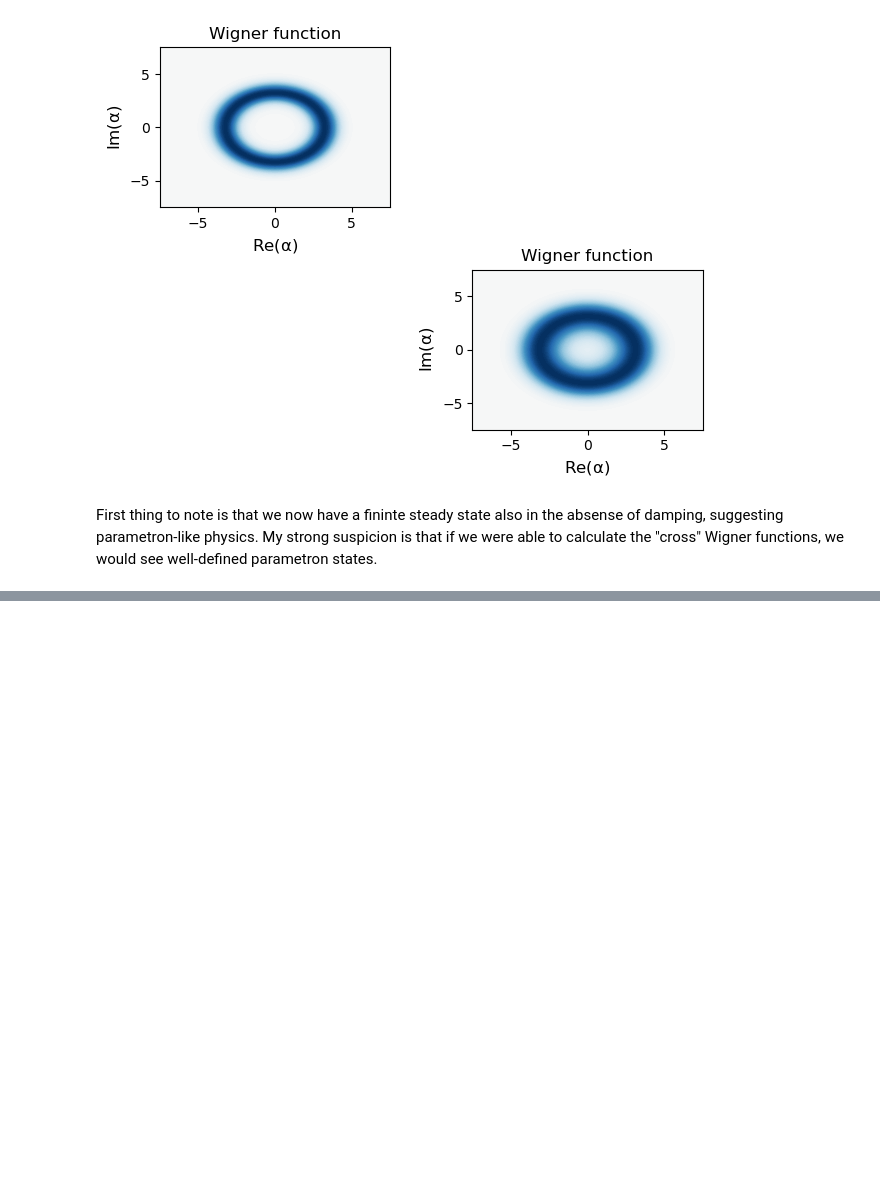
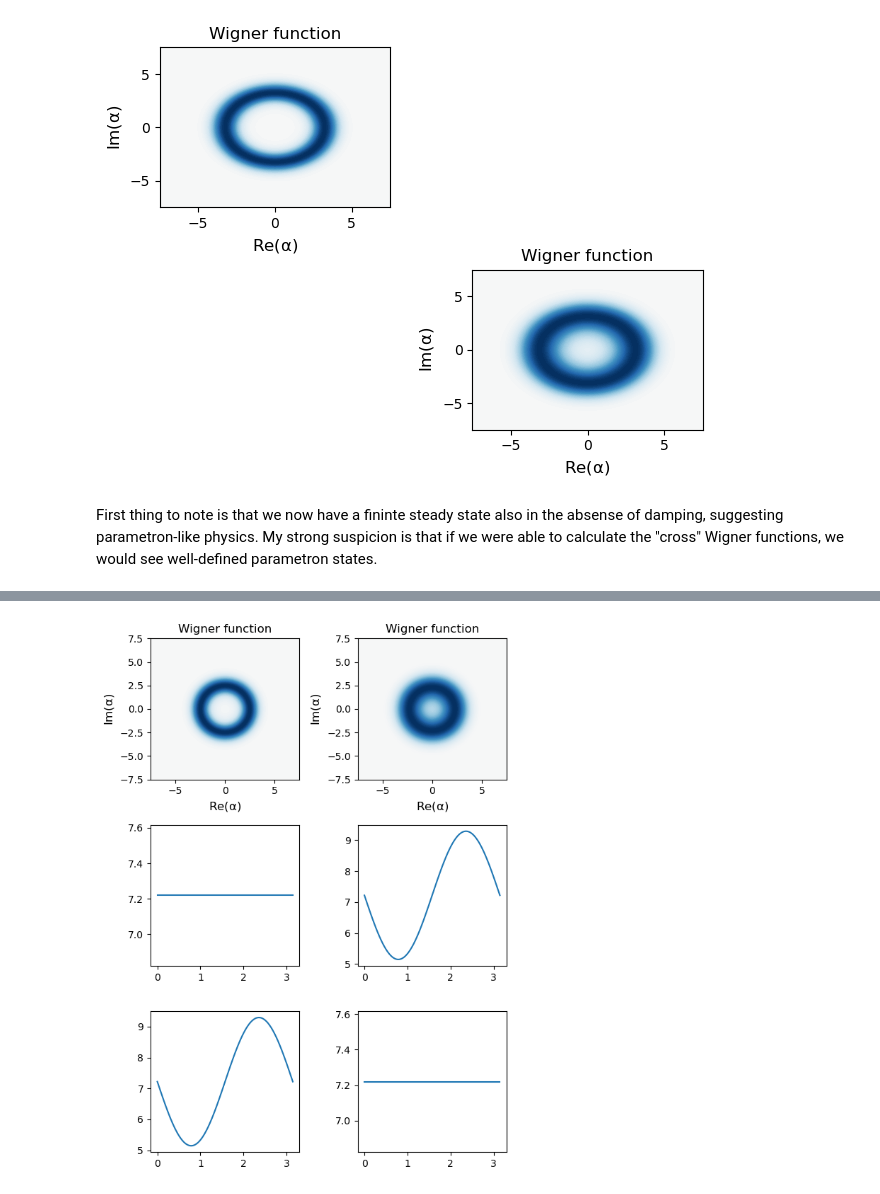
Before and after one commit to gsteele13/gary-misc-notebooks, a Jupyter notebook: two_mode_parametron.ipynb, the cells around one changed output, grey strips where cells are left out. Drawn from its saved outputs; the diff is of its cells as text; code cells hidden in the pictures; blank space fills up the shorter version.

```diff
--- a/two_mode_parametron.ipynb
+++ b/two_mode_parametron.ipynb
@@ -110,0 +204,4 @@ First thing to note is that we now have a fininte steady state also in the absen
+# %%
+correlations_plot()
+# %% [output]
+[figure, added]
```
Also changed, not shown: parts of 12 cells of this notebook, 1 other file.
